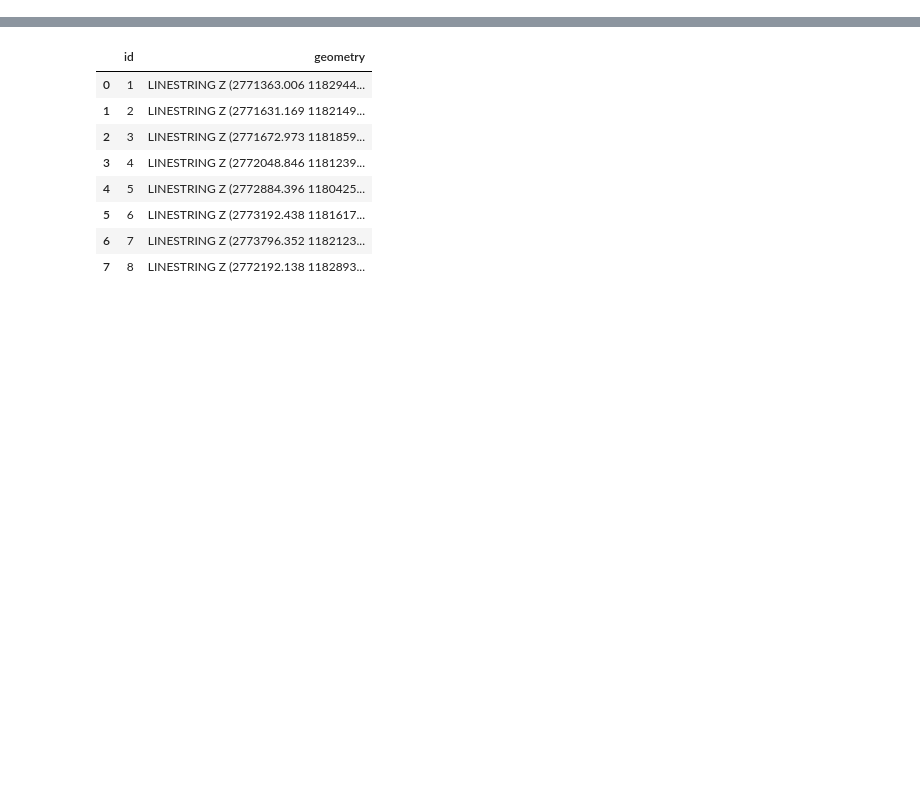
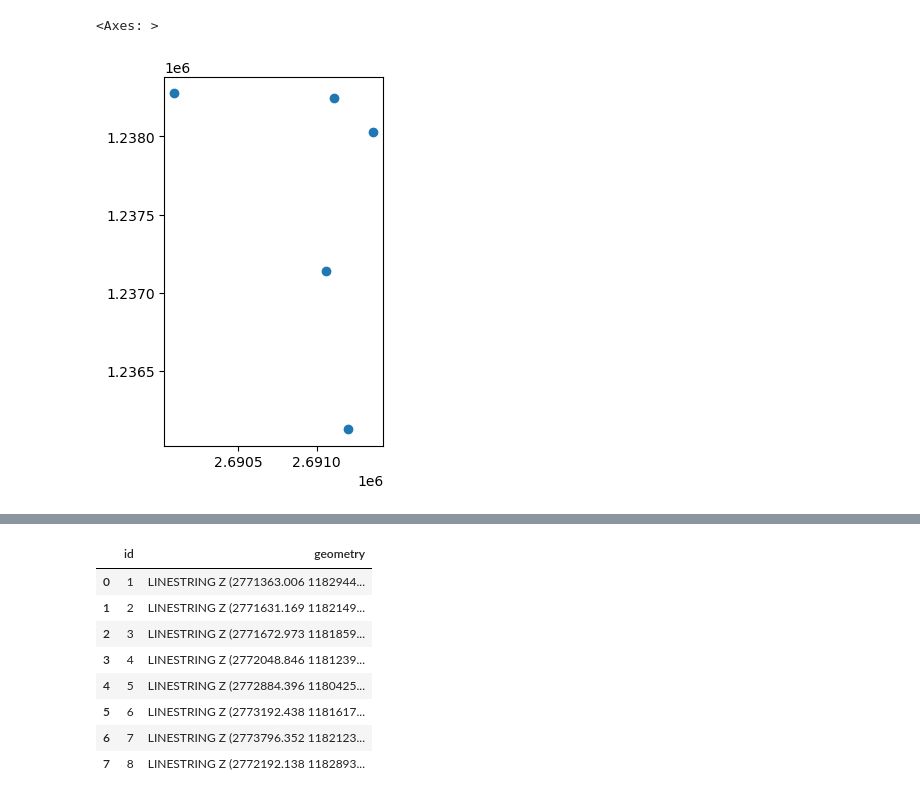
Before and after one commit to rbo-xyz/GrSchmetterling_Hackathon, a Jupyter notebook: testing/parser_web.ipynb, the cells around one changed output, grey strips where cells are left out. Drawn from its saved outputs; the diff is of its cells as text; code cells hidden in the pictures; blank space fills up the shorter version.

```diff
--- a/testing/parser_web.ipynb
+++ b/testing/parser_web.ipynb
@@ -220 +268,6 @@ gdf_waypoints
+# %%
+gdf_waypoints.plot()
+# %% [output]
+<Axes: >
+[figure, added]
 # %%
```
Also changed, not shown: parts of 5 cells of this notebook, 2 other files.
